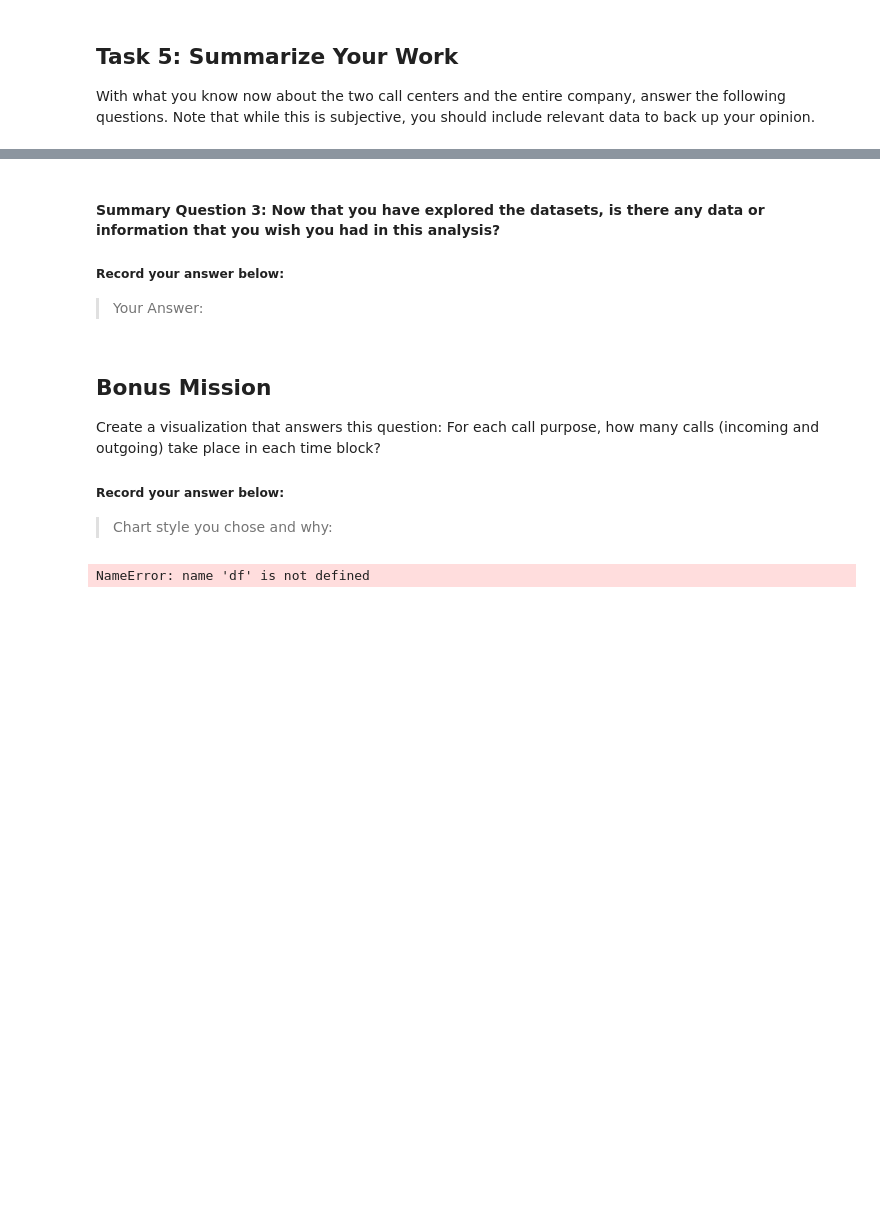
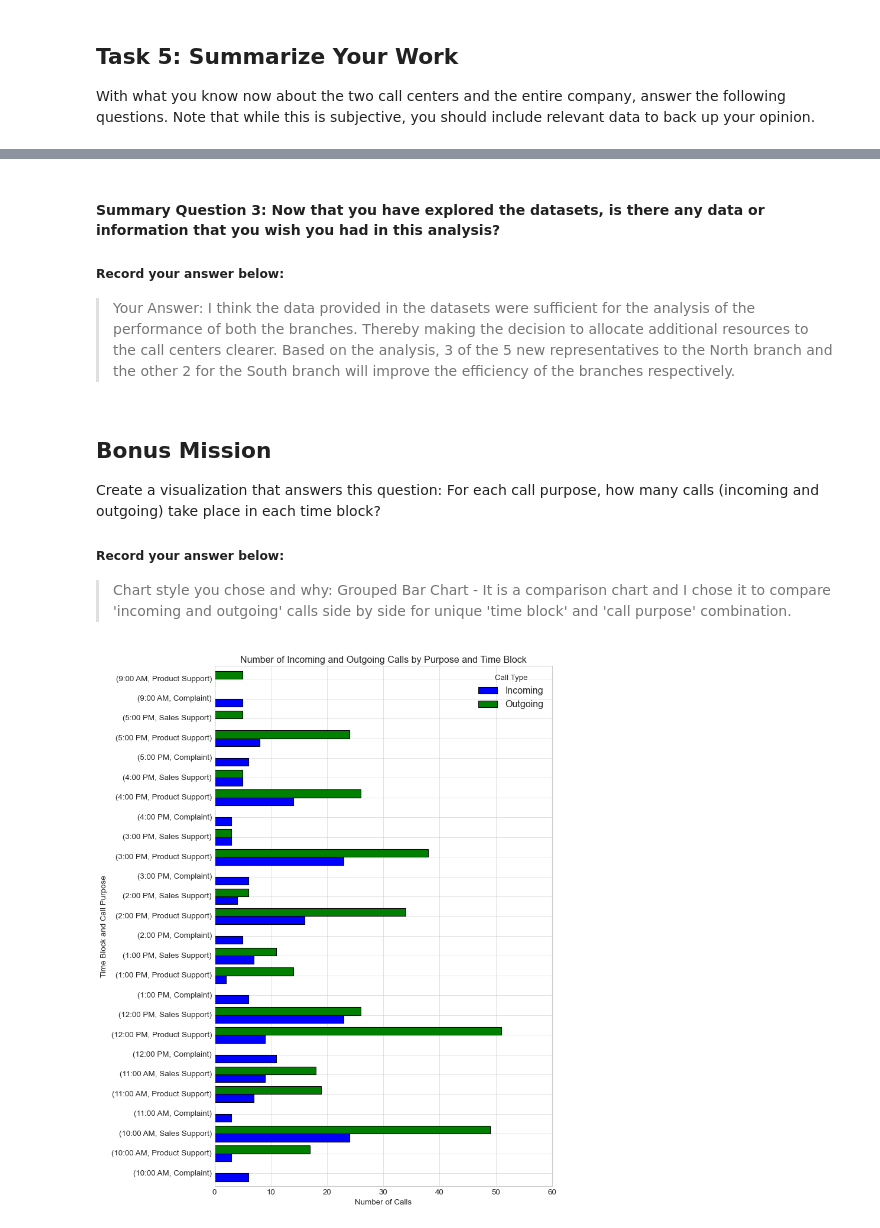
Before and after one commit to LSHAlluri/call-center-cleanup-assignment, a Jupyter notebook: Call_Center_Cleanup.ipynb, the cells around one changed output, grey strips where cells are left out. Saved outputs shown, nothing was run; the diff lists cells and outputs as text; code cells hidden in the pictures; blank space fills up the shorter version.

```diff
--- a/Call_Center_Cleanup.ipynb
+++ b/Call_Center_Cleanup.ipynb
@@ -472,18 +615,46 @@ With what you know now about the two call centers and the entire company, answer
 
 ##### Record your answer below:
 > Your Answer:
+I think the data provided in the datasets were sufficient for the analysis of the performance of both the branches. Thereby making the decision to allocate additional resources to the call centers clearer. Based on the analysis, 3 of the 5 new representatives to the North branch and the other 2 for the South branch will improve the efficiency of the branches respectively.
 # %% [markdown]
 ## Bonus Mission
 Create a visualization that answers this question: For each call purpose, how many calls (incoming and outgoing) take place in each time block?
 ##### Record your answer below:
 
-> Chart style you chose and why:
+> Chart style you chose and why: Grouped Bar Chart - It is a comparison chart and I chose it to compare 'incoming and outgoing' calls side by side for unique 'time block' and 'call purpose' combination.
 # %%
 # Create your Bonus Mission visualization here!
 call_times = df[["Time Block", "Call Purpose", "Incoming or Outgoing", "Calls"]]
 
-# Use groupby to plot based on time blocks:
+# first group by "Time Block" and then by "Call Purpose" and then by "Incoming or Outgoing"
+# use reset_index() to get proper columns with proper column names
+grouped_data = df.groupby(["Time Block", "Call Purpose", "Incoming or Outgoing"])["Calls"].sum().reset_index()
+grouped_data.sort_values("Time Block")
+# Pivot the data to summarize the data in a way for easier visualization
+pivot_data = grouped_data.pivot_table(index=["Time Block", "Call Purpose"],
+                                       columns="Incoming or Outgoing",
+                                       values="Calls",
+                                       fill_value=0)
 
-# Use groupby and get_group to select which call purpose to plot:
+# use reset_index() to get proper columns with proper column names
+pivot_data = pivot_data.reset_index()
+
+# set the index to "time block" and "call purpose"
+pivot_data = pivot_data.set_index(['Time Block','Call Purpose'])
+
+# Plot the grouped bar chart in a horizontal orientation
+# for each combination of "time block" and "call purpose" show the total no. of incoming
+# and total no. of outgoing
+pivot_data.plot(kind='barh', width=0.8, figsize=(10, 12))
+
+# Step 3: Customize the plot
+plt.title('Number of Incoming and Outgoing Calls by Purpose and Time Block')
+plt.ylabel('Time Block and Call Purpose')
+plt.xlabel('Number of Calls')
+plt.legend(title='Call Type', loc='upper right')
+plt.tight_layout()
+
+# Show the plot
+plt.show()
 # %% [output]
-NameError: name 'df' is not defined
+[figure, added]
```
Also changed, not shown: parts of 14 cells of this notebook.
